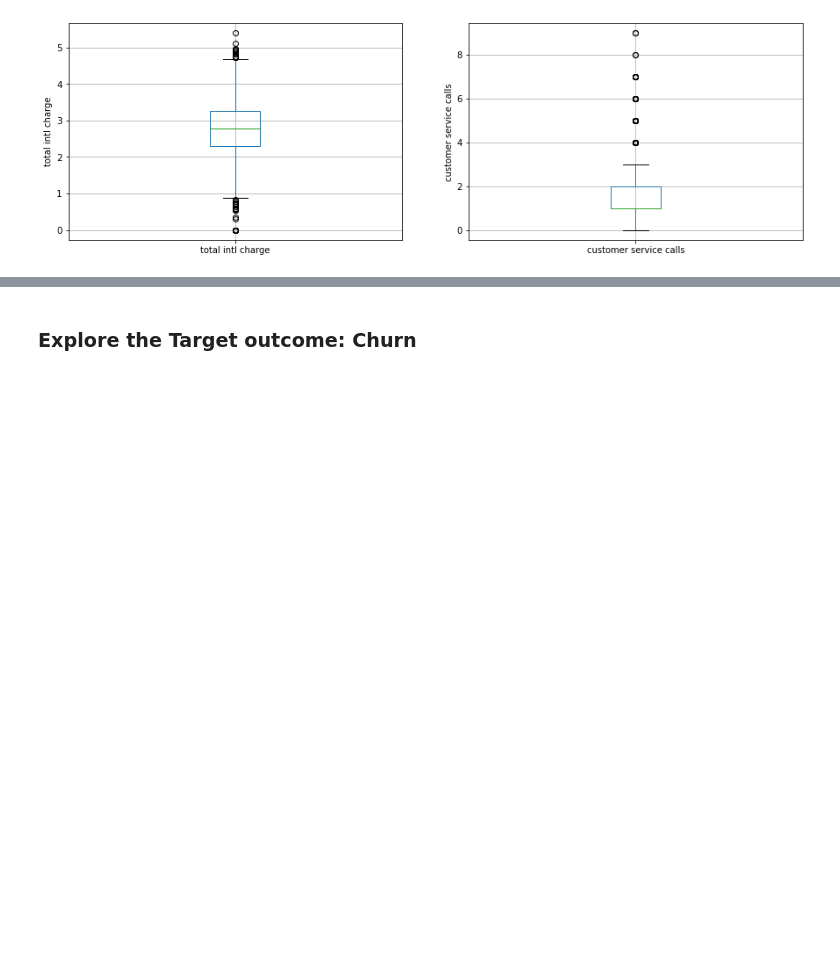
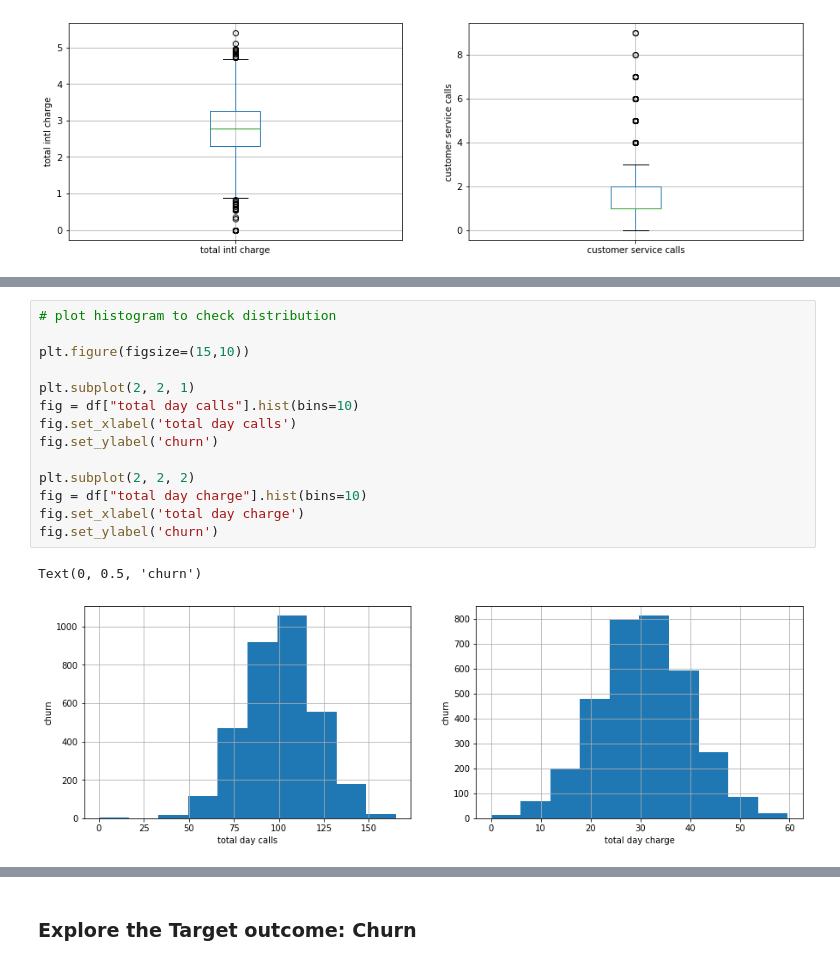
Before and after one commit to NicholasKIRUI/Moringa-Data-Science-Course-Phase-3-Project, a Jupyter notebook: index.ipynb, the cells around one changed output, grey strips where cells are left out. Drawn from its saved outputs; the diff is of its cells as text; blank space fills up the shorter version.

```diff
--- a/index.ipynb
+++ b/index.ipynb
@@ -736,0 +780,17 @@ Text(0, 0.5, 'customer service calls')
+# %%
+# plot histogram to check distribution
+
+plt.figure(figsize=(15,10))
+
+plt.subplot(2, 2, 1)
+fig = df["total day calls"].hist(bins=10)
+fig.set_xlabel('total day calls')
+fig.set_ylabel('churn')
+
+plt.subplot(2, 2, 2)
+fig = df["total day charge"].hist(bins=10)
+fig.set_xlabel('total day charge')
+fig.set_ylabel('churn')
+# %% [output]
+Text(0, 0.5, 'churn')
+[figure, added]
```
Also changed, not shown: parts of 31 cells of this notebook.
